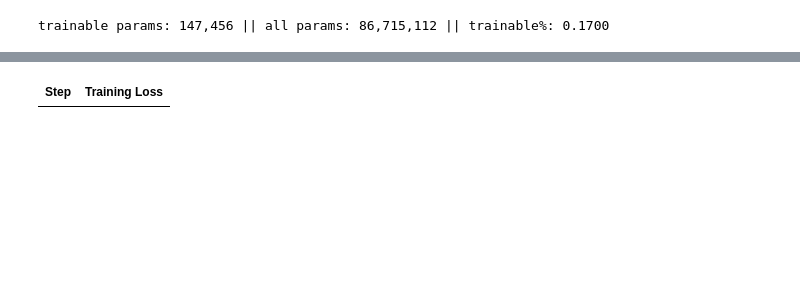
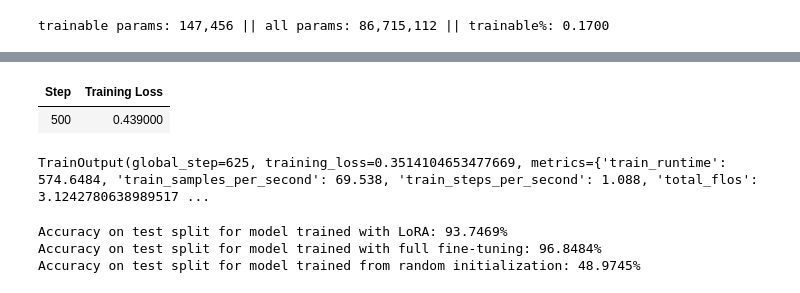
Before and after one commit to danielchen-pyc/CS61C_Lab, a Jupyter notebook: MAT1510_HW4.ipynb, the cells around one changed output, grey strips where cells are left out. Saved outputs shown, nothing was run; the diff lists cells and outputs as text; code cells hidden in the pictures; blank space fills up the shorter version.

```diff
--- a/MAT1510_HW4.ipynb
+++ b/MAT1510_HW4.ipynb
@@ -157,7 +163,7 @@ lora_trainer = Trainer(
 )
 
 finetune_trainer = Trainer(
-    model=pretrained_model_2,
+    model=pretrained_model,
     args=training_args,
     train_dataset=train_ds,
     eval_dataset=test_ds
@@ -171,7 +177,7 @@ untrained_trainer = Trainer(
 )
 
 # Train the models
-lora_trainer.train()
+# lora_trainer.train()
 finetune_trainer.train()
-untrained_trainer.train()
+# untrained_trainer.train()
 # %% [output]
@@ -179,4 +185,6 @@ untrained_trainer.train()
 | Step | Training Loss |
+| 500 | 0.439000 |
+TrainOutput(global_step=625, training_loss=0.3514104653477669, metrics={'train_runtime': 574.6484, 'train_samples_per_second': 69.538, 'train_steps_per_second': 1.088, 'total_flos': 3.1242780638989517 ...
 # %%
 #@title Evaluate Vision Transformers
 device = torch.device("cuda" if torch.cuda.is_available() else "cpu")
@@ -213,6 +221,10 @@ def eval_model(model, dataloader, model_type):
 
 eval_model(lora_model, test_loader, "with LoRA")
 
-eval_model(pretrained_model_2, test_loader, "with full fine-tuning")
+eval_model(pretrained_model, test_loader, "with full fine-tuning")
 
 eval_model(untrained_model, test_loader, "from random initialization")
+# %% [output]
+Accuracy on test split for model trained with LoRA: 93.7469%
+Accuracy on test split for model trained with full fine-tuning: 96.8484%
+Accuracy on test split for model trained from random initialization: 48.9745%
```
Also changed, not shown: parts of 3 cells of this notebook.
